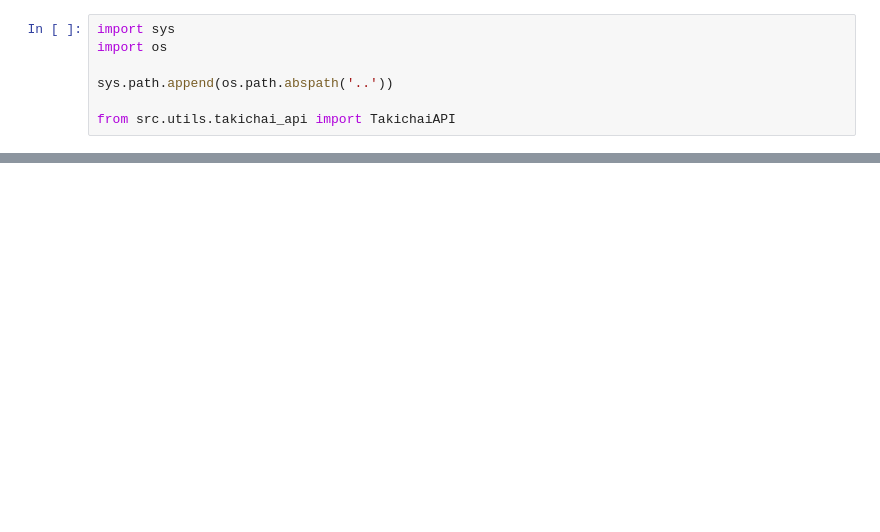
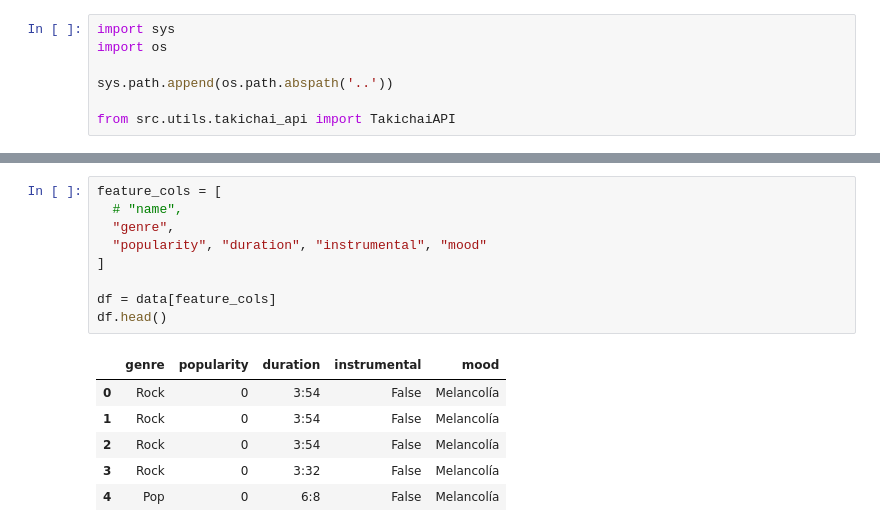
Before and after one commit to r3gor/takichai-recomendations, a Jupyter notebook: notebooks/takichai_songs.ipynb, the cells around one changed output, grey strips where cells are left out. Cells and saved outputs as stored; diff of their text form; blank space fills up the shorter version.

```diff
--- a/notebooks/takichai_songs.ipynb
+++ b/notebooks/takichai_songs.ipynb
@@ -15,0 +46,16 @@ AttributeError: 'TakichaiAPI' object has no attribute 'get_songs'
+# %%
+feature_cols = [
+  # "name",
+  "genre",
+  "popularity", "duration", "instrumental", "mood"
+]
+
+df = data[feature_cols]
+df.head()
+# %% [output]
+|  | genre | popularity | duration | instrumental | mood |
+| 0 | Rock | 0 | 3:54 | False | Melancolía |
+| 1 | Rock | 0 | 3:54 | False | Melancolía |
+| 2 | Rock | 0 | 3:54 | False | Melancolía |
+| 3 | Rock | 0 | 3:32 | False | Melancolía |
+| 4 | Pop | 0 | 6:8 | False | Melancolía |
```
Also changed, not shown: parts of 9 cells of this notebook.
